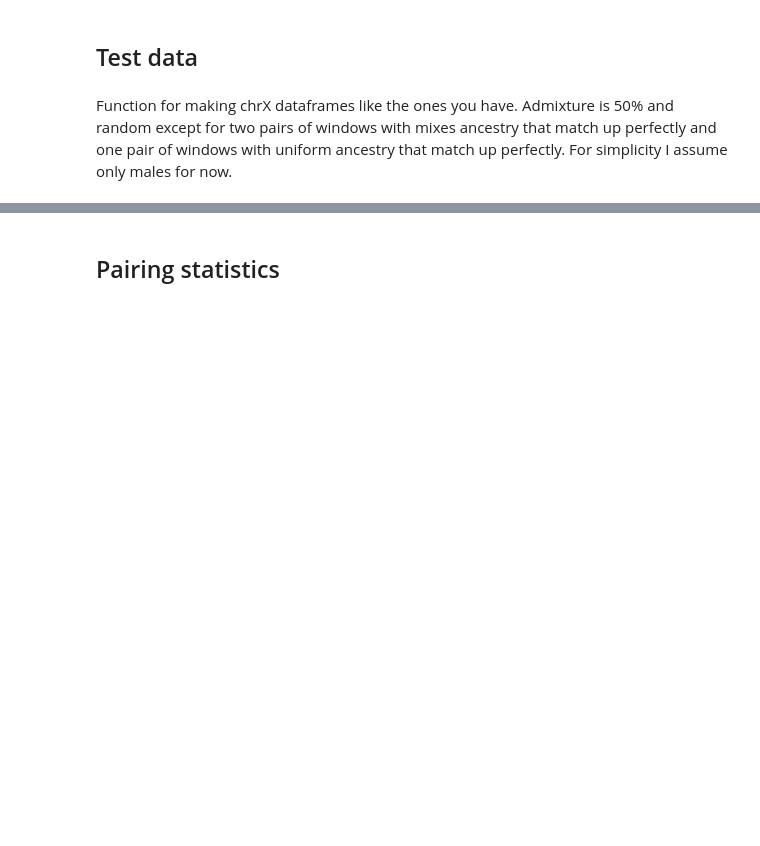
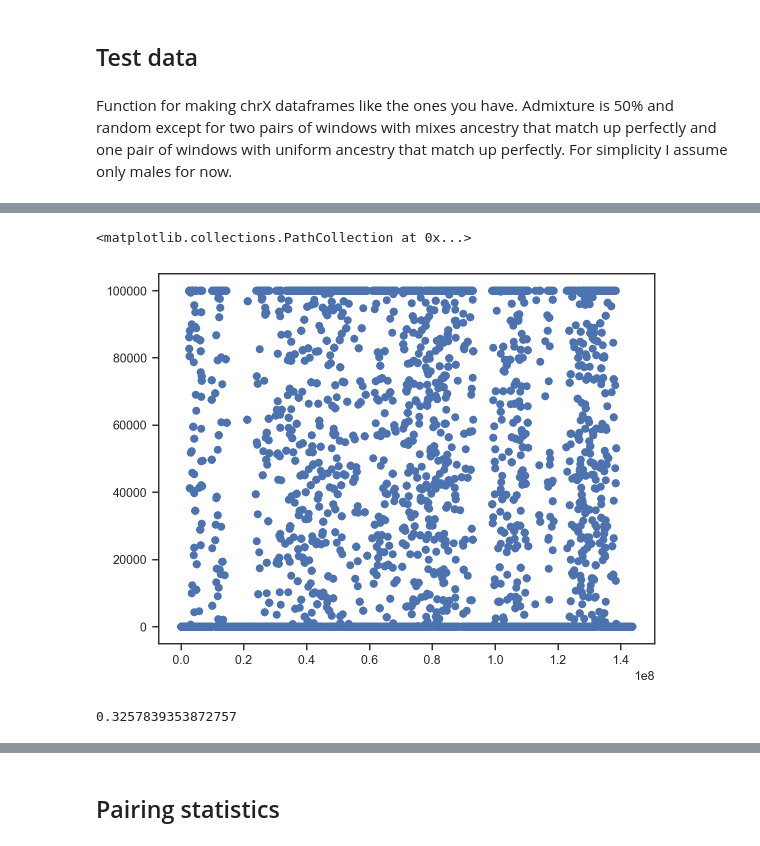
Before and after one commit to kaspermunch/bdmi-simulations, a Jupyter notebook: bitarrays.ipynb, the cells around one changed output, grey strips where cells are left out. Drawn from its saved outputs; the diff is of its cells as text; code cells hidden in the pictures; blank space fills up the shorter version.

```diff
--- a/bitarrays.ipynb
+++ b/bitarrays.ipynb
@@ -101,0 +188,9 @@ df.head()
+# %%
+plt.scatter(df.start, df.north_sum)
+# %% [output]
+<matplotlib.collections.PathCollection at 0x...>
+[figure, added]
+# %%
+df.is_north.mean()
+# %% [output]
+0.3257839353872757
```
Also changed, not shown: parts of 22 cells of this notebook.
